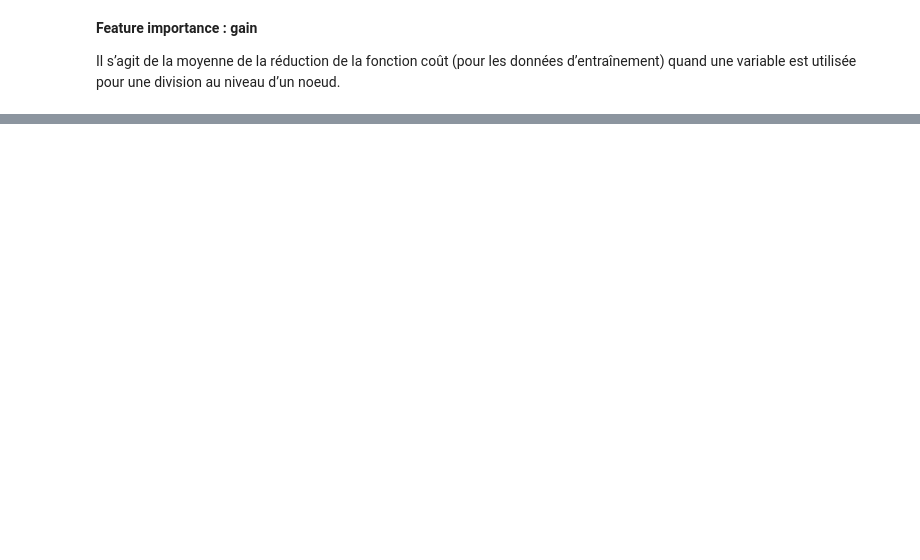
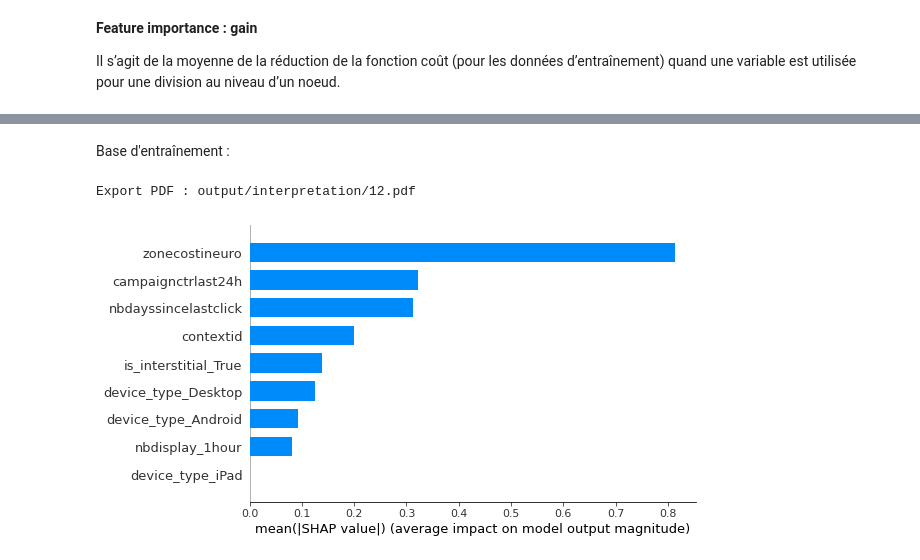
Before and after one commit to baptiste-pasquier/statapp, a Jupyter notebook: Modelisation/6_interpretation.ipynb, the cells around one changed output, grey strips where cells are left out. Saved outputs shown, nothing was run; the diff lists cells and outputs as text; code cells hidden in the pictures; blank space fills up the shorter version.

Commit message:
interpretation xgboost

```diff
--- a/Modelisation/6_interpretation.ipynb
+++ b/Modelisation/6_interpretation.ipynb
@@ -463,0 +467,7 @@ Text(0.5, 1.0, 'feature importance : gain')
+# %%
+%%time
+X_train_sample = X_train.sample(1000)
+X_test_sample = X_test.sample(1000)
+explainer = shap.TreeExplainer(m.model)
+shap_values_train = explainer.shap_values(X_train_sample.values)
+shap_values_val = explainer.shap_values(X_test_sample.values)
@@ -463,0 +476,8 @@ Text(0.5, 1.0, 'feature importance : gain')
+# %% [markdown]
+Base d'entraînement :
+# %%
+shap.summary_plot(shap_values_train, X_train_sample, plot_type="bar", show=False)
+pdf.export()
+# %% [output]
+Export PDF : output/interpretation/12.pdf
+[figure, added]
```
Also changed, not shown: parts of 23 cells of this notebook, 15 other files.
